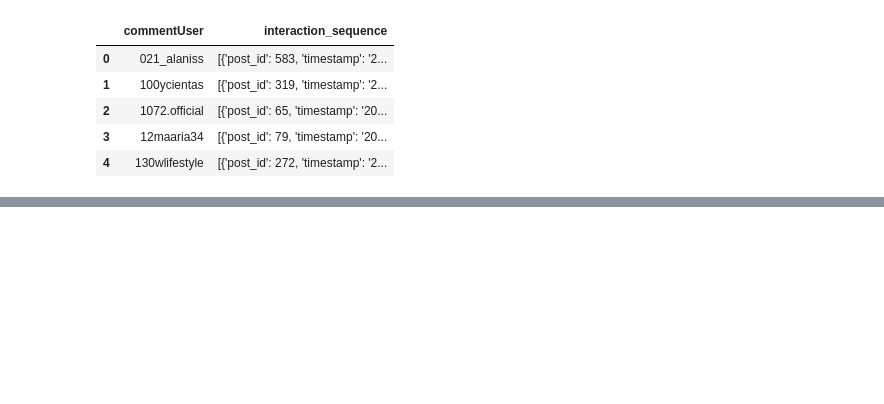
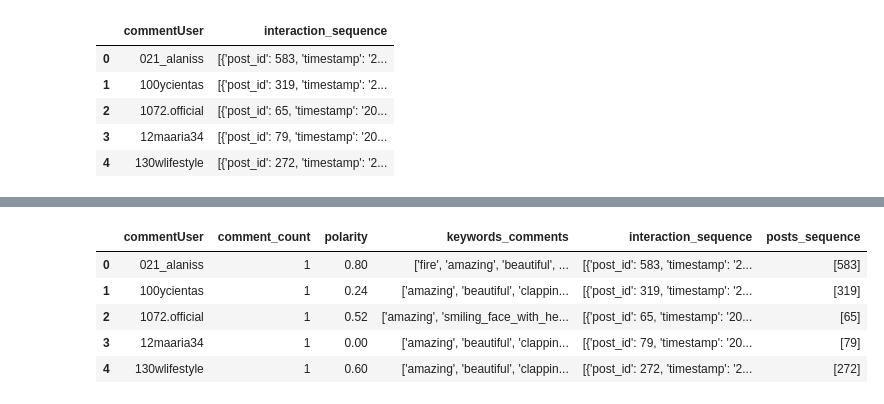
Before and after one commit to 23092003e/A-Fashion-Recommendation-System-via-Sequence-Mining-on-Social-Media-, a Jupyter notebook: src/User_profile/build_user_profle.ipynb, the cells around one changed output, grey strips where cells are left out. Cells and saved outputs as stored; diff of their text form; code cells hidden in the pictures; blank space fills up the shorter version.

```diff
--- a/src/User_profile/build_user_profle.ipynb
+++ b/src/User_profile/build_user_profle.ipynb
@@ -90,0 +111,2 @@ memory usage: 159.9+ KB
+# %%
+df_user_profile["posts_sequence"] = df_user_profile["interaction_sequence"].apply(lambda x: [item["post_id"] for item in x])
@@ -90,0 +115,9 @@ memory usage: 159.9+ KB
+# %%
+df_user_profile.head()
+# %% [output]
+|  | commentUser | comment_count | polarity | keywords_comments | interaction_sequence | posts_sequence |
+| 0 | 021_alaniss | 1 | 0.80 | ['fire', 'amazing', 'beautiful', ... | [{'post_id': 583, 'timestamp': '2... | [583] |
+| 1 | 100ycientas | 1 | 0.24 | ['amazing', 'beautiful', 'clappin... | [{'post_id': 319, 'timestamp': '2... | [319] |
+| 2 | 1072.official | 1 | 0.52 | ['amazing', 'smiling_face_with_he... | [{'post_id': 65, 'timestamp': '20... | [65] |
+| 3 | 12maaria34 | 1 | 0.00 | ['amazing', 'beautiful', 'clappin... | [{'post_id': 79, 'timestamp': '20... | [79] |
+| 4 | 130wlifestyle | 1 | 0.60 | ['amazing', 'beautiful', 'clappin... | [{'post_id': 272, 'timestamp': '2... | [272] |
```
Also changed, not shown: parts of 16 cells of this notebook, 1 other file.
